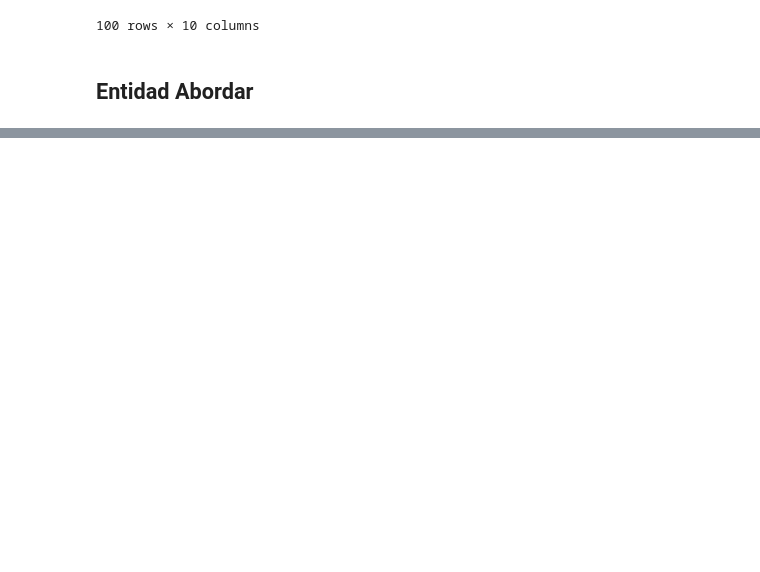
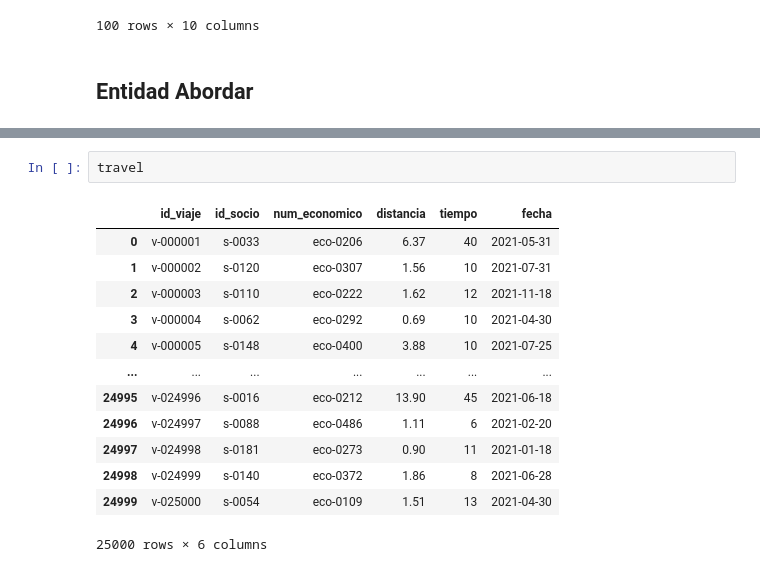
Before and after one commit to ivannpy/proyect, a Jupyter notebook: data_creation.ipynb, the cells around one changed output, grey strips where cells are left out. Saved outputs shown, nothing was run; the diff lists cells and outputs as text; blank space fills up the shorter version.

```diff
--- a/data_creation.ipynb
+++ b/data_creation.ipynb
@@ -404,0 +452,16 @@ len(board['curp'].unique())
+# %%
+travel
+# %% [output]
+|  | id_viaje | id_socio | num_economico | distancia | tiempo | fecha |
+| 0 | v-000001 | s-0033 | eco-0206 | 6.37 | 40 | 2021-05-31 |
+| 1 | v-000002 | s-0120 | eco-0307 | 1.56 | 10 | 2021-07-31 |
+| 2 | v-000003 | s-0110 | eco-0222 | 1.62 | 12 | 2021-11-18 |
+| 3 | v-000004 | s-0062 | eco-0292 | 0.69 | 10 | 2021-04-30 |
+| 4 | v-000005 | s-0148 | eco-0400 | 3.88 | 10 | 2021-07-25 |
+| ... | ... | ... | ... | ... | ... | ... |
+| 24995 | v-024996 | s-0016 | eco-0212 | 13.90 | 45 | 2021-06-18 |
+| 24996 | v-024997 | s-0088 | eco-0486 | 1.11 | 6 | 2021-02-20 |
+| 24997 | v-024998 | s-0181 | eco-0273 | 0.90 | 11 | 2021-01-18 |
+| 24998 | v-024999 | s-0140 | eco-0372 | 1.86 | 8 | 2021-06-28 |
+| 24999 | v-025000 | s-0054 | eco-0109 | 1.51 | 13 | 2021-04-30 |
+25000 rows × 6 columns
```
Also changed, not shown: parts of 13 cells of this notebook, 1 other file.
